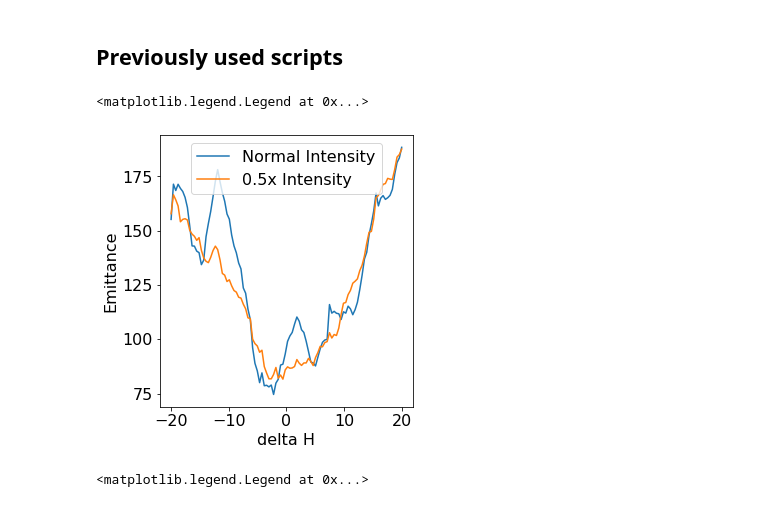
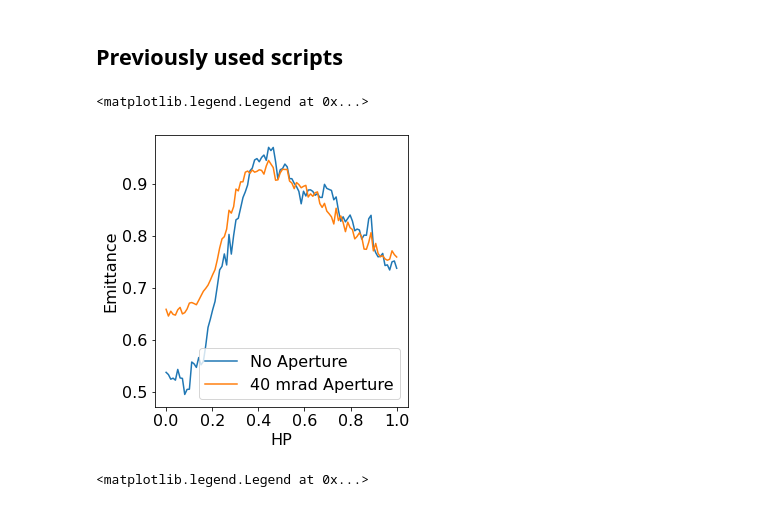
Before and after one commit to CY-Zhang/Bayesian-optimization-using-Gaussian-Process, a Jupyter notebook: GPT_linescans.ipynb, the cells around one changed output. Saved outputs shown, nothing was run; the diff lists cells and outputs as text; code cells hidden in the pictures.

```diff
--- a/GPT_linescans.ipynb
+++ b/GPT_linescans.ipynb
@@ -494,23 +539,23 @@ np.save('OBJ_y.npy',np.squeeze(np.asarray(y)))
 # %% [markdown]
 ## Previously used scripts
 # %%
-emit_profile = np.load('deltaH_-20_20_100steps_40mrad_Coarse_CNNemittance.npy')
-emit_profile_halfInt = np.load('deltaH_-20_20_100steps_40mrad_Coarse_CNNemittance_halfIntensity.npy')
+emit_profile_1 = np.load('Results/Linescans/VGG16_emit+defocus_test6_attempt3/S7_-6.85e5_-6.225e5_100steps_40mrad_Coarse_CNNemittance.npy')
+emit_profile_2 = np.load('Results/Linescans/VGG16_emit+defocus_40mrad_test12_attempt3/S7_-6.85e5_-6.225e5_100steps_40mrad_Coarse_CNNemittance.npy')
 fig = plt.figure(figsize = [10,5])
 plt.subplot(121)
-plt.plot(deltaH_list, -emit_profile*1112.7, label = 'Normal Intensity')
-plt.plot(deltaH_list, -emit_profile_halfInt*1112.7, label = '0.5x Intensity')
-plt.xlabel('delta H', fontsize=16)
+plt.plot(deltaH_list, emit_profile_1, label = 'No Aperture')
+plt.plot(deltaH_list, emit_profile_2, label = '40 mrad Aperture')
+plt.xlabel('HP', fontsize=16)
 plt.ylabel('Emittance', fontsize = 16)
 plt.xticks(fontsize=16)
 plt.yticks(fontsize=16)
 plt.locator_params(axis="x", nbins=6)
 plt.locator_params(axis="y", nbins=6)
 plt.legend(fontsize = 16)
 # plt.axvline(x = 0,c = 'r')
 # %% [output]
 <matplotlib.legend.Legend at 0x...>
-[figure, old version]
+[figure, new version]
 # %%
 emit_profile = np.load('Linescans/HighCs_3fold_C5negC1_emit_WhiteNoise/deltaH_-20_20_100steps_40mrad_Coarse_CNNemittance.npy')
 S6_list = np.linspace(387000,391000,num=100)
```
Also changed, not shown: parts of 28 cells of this notebook, 17 other files.
